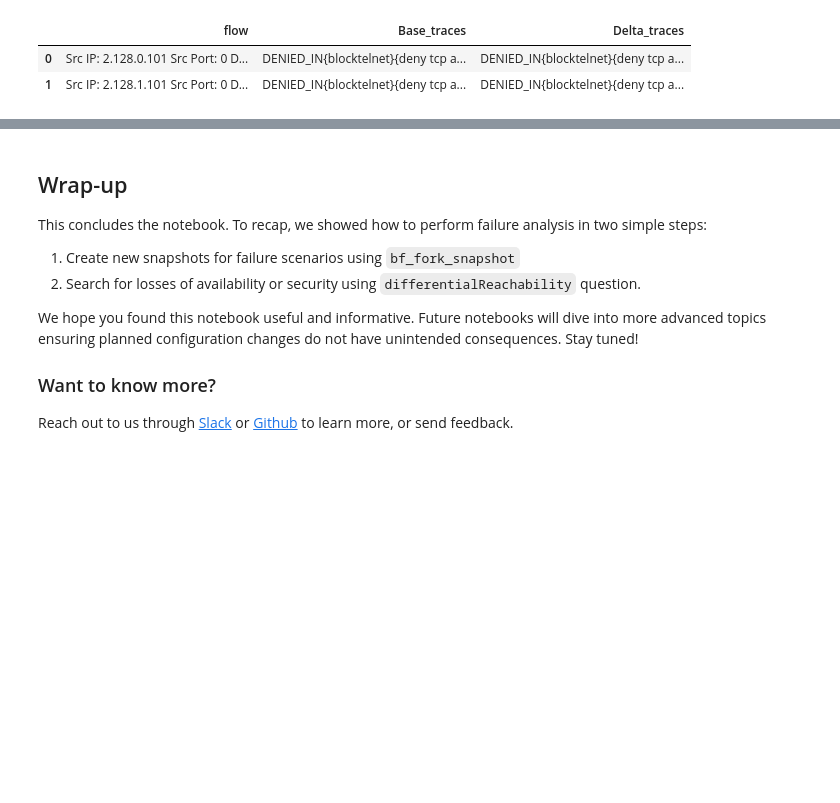
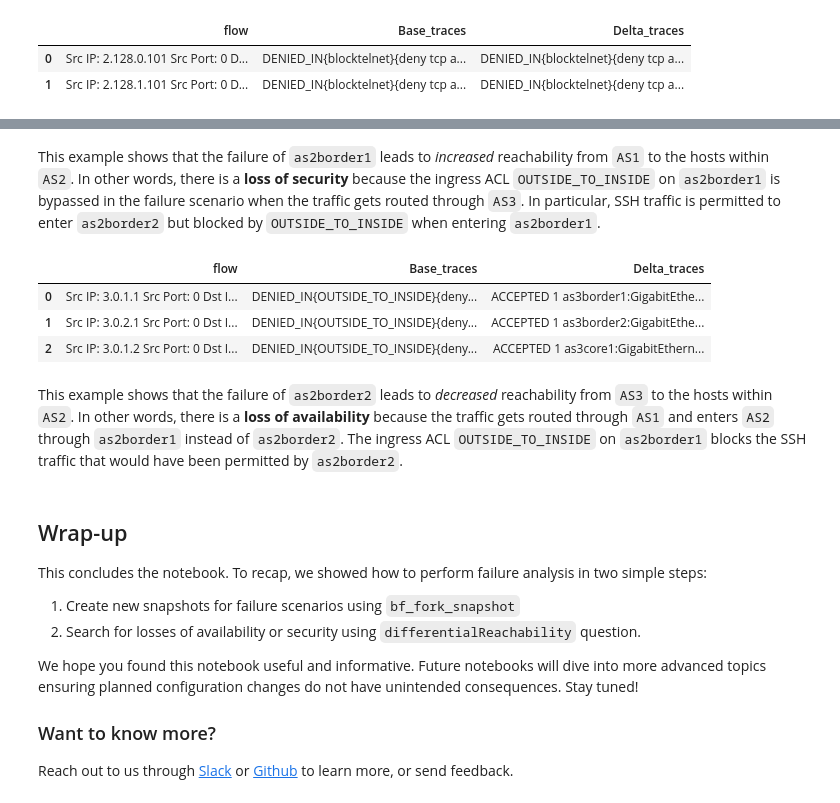
Before and after one commit to ik-networking/pybatfish, a Jupyter notebook: jupyter_notebooks/Introduction to Failure Analysis.ipynb, the cells around one changed output, grey strips where cells are left out. Drawn from its saved outputs; the diff is of its cells as text; code cells hidden in the pictures; blank space fills up the shorter version.

```diff
--- a/jupyter_notebooks/Introduction to Failure Analysis.ipynb
+++ b/jupyter_notebooks/Introduction to Failure Analysis.ipynb
@@ -79,3 +106,18 @@ In general, flows that always dropped in the failure scenario demonstrate a loss
+# %% [markdown]
+This example shows that the failure of `as2border1` leads to *increased* reachability from `AS1` to the hosts within `AS2`. In other words, there is a **loss of security** because the ingress ACL `OUTSIDE_TO_INSIDE` on `as2border1` is bypassed in the failure scenario when the traffic gets routed through `AS3`. In particular, SSH traffic is permitted to enter `as2border2` but blocked by `OUTSIDE_TO_INSIDE` when entering `as2border1`.
+# %%
+pathConstraints = PathConstraints(endLocation="host.")
+answer = bfq.differentialReachability(pathConstraints=pathConstraints).answer(
+    snapshot=FAIL_AS2BORDER2_SNAPSHOT_NAME,
+    reference_snapshot=SNAPSHOT_NAME)
+display_html(answer.frame())
+# %% [output]
+|  | flow | Base_traces | Delta_traces |
+| 0 | Src IP: 3.0.1.1 Src Port: 0 Dst I... | DENIED_IN{OUTSIDE_TO_INSIDE}{deny... | ACCEPTED 1 as3border1:GigabitEthe... |
+| 1 | Src IP: 3.0.2.1 Src Port: 0 Dst I... | DENIED_IN{OUTSIDE_TO_INSIDE}{deny... | ACCEPTED 1 as3border2:GigabitEthe... |
+| 2 | Src IP: 3.0.1.2 Src Port: 0 Dst I... | DENIED_IN{OUTSIDE_TO_INSIDE}{deny... | ACCEPTED 1 as3core1:GigabitEthern... |
+# %% [markdown]
+This example shows that the failure of `as2border2` leads to *decreased* reachability from `AS3` to the hosts within `AS2`. In other words, there is a **loss of availability** because the traffic gets routed through `AS1` and enters `AS2` through `as2border1` instead of `as2border2`. The ingress ACL `OUTSIDE_TO_INSIDE` on `as2border1` blocks the SSH traffic that would have been permitted by `as2border2`.
 # %% [markdown]
 ## Wrap-up
 
```
Also changed, not shown: parts of 6 cells of this notebook.
